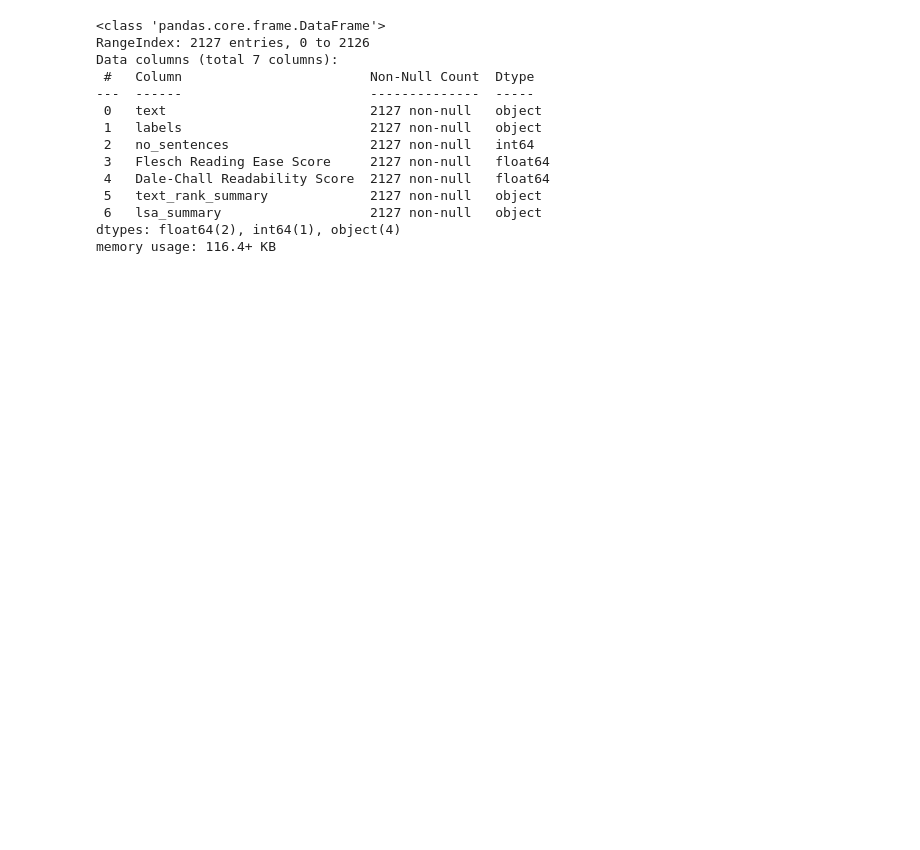
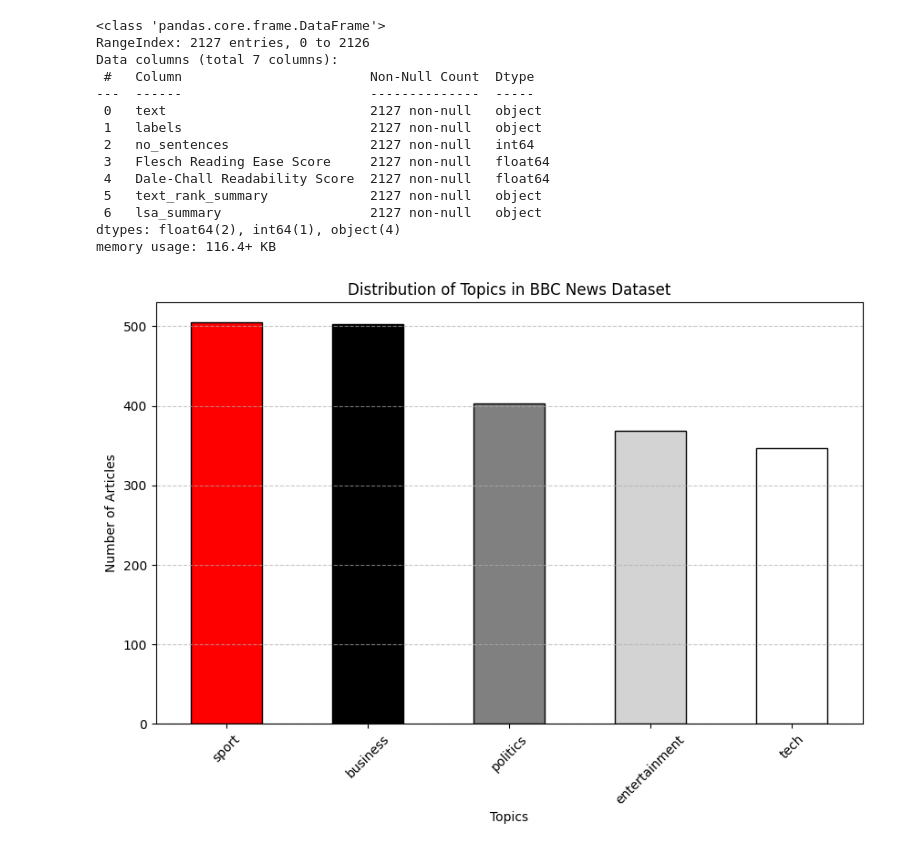
Before and after one commit to marwahfaraj/BBC_new_topic_classification, a Jupyter notebook: code.ipynb, the cells around one changed output. Cells and saved outputs as stored; diff of their text form; code cells hidden in the pictures; blank space fills up the shorter version.

```diff
--- a/code.ipynb
+++ b/code.ipynb
@@ -1,9 +1,14 @@
 # %%
 import pandas as pd
 import numpy as np
+import matplotlib.pyplot as plt
+import seaborn as sns
+from collections import Counter
+from wordcloud import WordCloud
 
-df= pd.read_csv('data/bbc_news_text_complexity_summarization.csv')
-df.head()
+
+data= pd.read_csv('data/bbc_news_text_complexity_summarization.csv')
+data.head()
 # %% [output]
 |  | text | labels | no_sentences | Flesch Reading Ease Score | Dale-Chall Readability Score | text_rank_summary | ... |
 | 0 | Ad sales boost Time Warner profit... | business | 26 | 62.17 | 9.72 | It hopes to increase subscribers ... | ... |
@@ -28,3 +33,21 @@ Data columns (total 7 columns):
  6   lsa_summary                   2127 non-null   object
 dtypes: float64(2), int64(1), object(4)
 memory usage: 116.4+ KB
+# %%
+import matplotlib.pyplot as plt
+
+# Define colors based on user preference
+colors = ['#FF0000', '#000000', '#808080', '#D3D3D3', '#FFFFFF']  # red, black, gray, light gray, white
+
+# Plot topic distribution
+plt.figure(figsize=(10, 6))
+data['labels'].value_counts().plot(kind='bar', color=colors, edgecolor='black')
+plt.title('Distribution of Topics in BBC News Dataset')
+plt.xlabel('Topics')
+plt.ylabel('Number of Articles')
+plt.xticks(rotation=45)
+plt.grid(axis='y', linestyle='--', alpha=0.7)
+
+plt.show()
+# %% [output]
+[figure, added]
```
Also changed, not shown: parts of 9 cells of this notebook.
